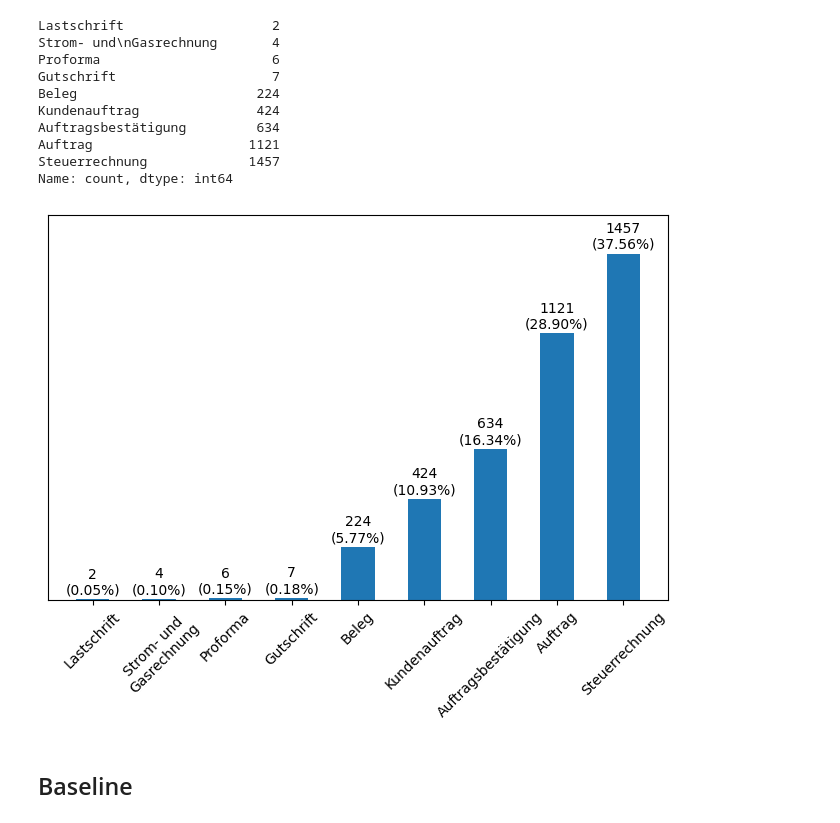
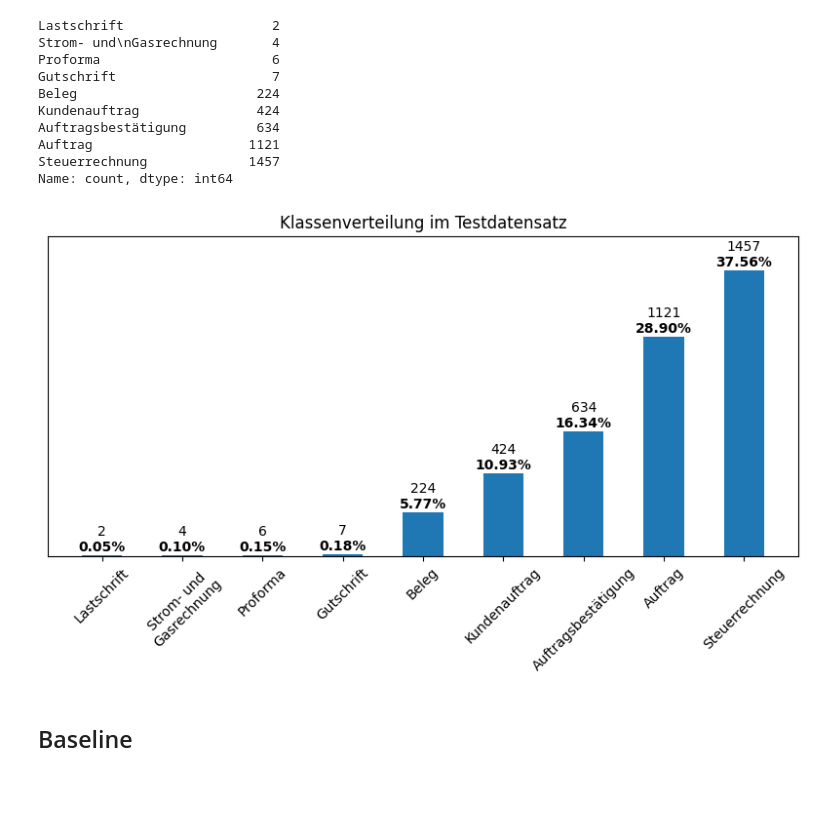
Before and after one commit to sn0lian/Sebastian-Strobel-Hauptprojekt, a Jupyter notebook: AverageMetrics.ipynb, the cells around one changed output. Saved outputs shown, nothing was run; the diff lists cells and outputs as text; code cells hidden in the pictures; blank space fills up the shorter version.

```diff
--- a/AverageMetrics.ipynb
+++ b/AverageMetrics.ipynb
@@ -86,21 +86,25 @@ Name: count, dtype: int64
 # %%
 plt.figure(figsize=(8, 5))
 plt.bar(x=counts.index, height=counts.values, width=0.5)
 
 # Rotating x labels by 45 degrees
 plt.xticks(rotation=45)
 
 # Displaying percentages above each bar
 for i, count in enumerate(counts.values):
     perc = count / len(y_true) * 100
-    plt.text(i, count + 20, f'{count}\n({perc:.2f}%)', ha='center', fontsize=10)
+    plt.text(i, count + 100, f'{count}', ha='center', fontsize=10, weight='normal')  # First row normal
+    plt.text(i, count + 20, f'{perc:.2f}%', ha='center', fontsize=10, weight='bold')  # Second row bold
 
-plt.ylim(0, 1620)
+plt.title('Klassenverteilung im Testdatensatz')
+plt.ylim(0, 1630)
 plt.yticks([])
+plt.tight_layout()
+plt.savefig(os.path.join('Plots', 'class_distribution_test_set.png'), bbox_inches='tight')
 
 plt.show()
 # %% [output]
-[figure, old version]
+[figure, new version]
 # %% [markdown]
 ## Baseline
 # %% [markdown]
```
Also changed, not shown: parts of 5 cells of this notebook, 1 other file.
